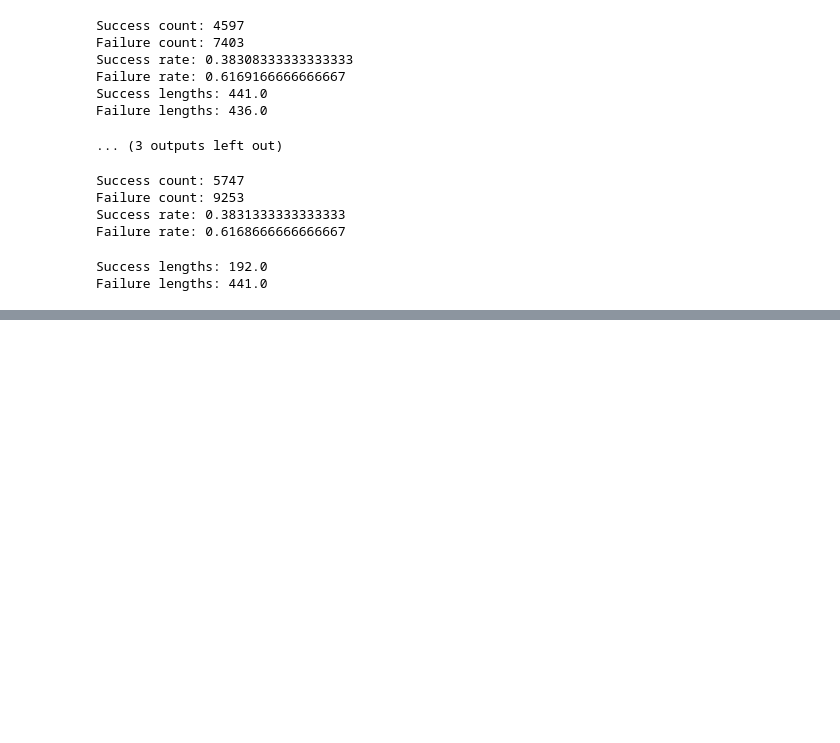
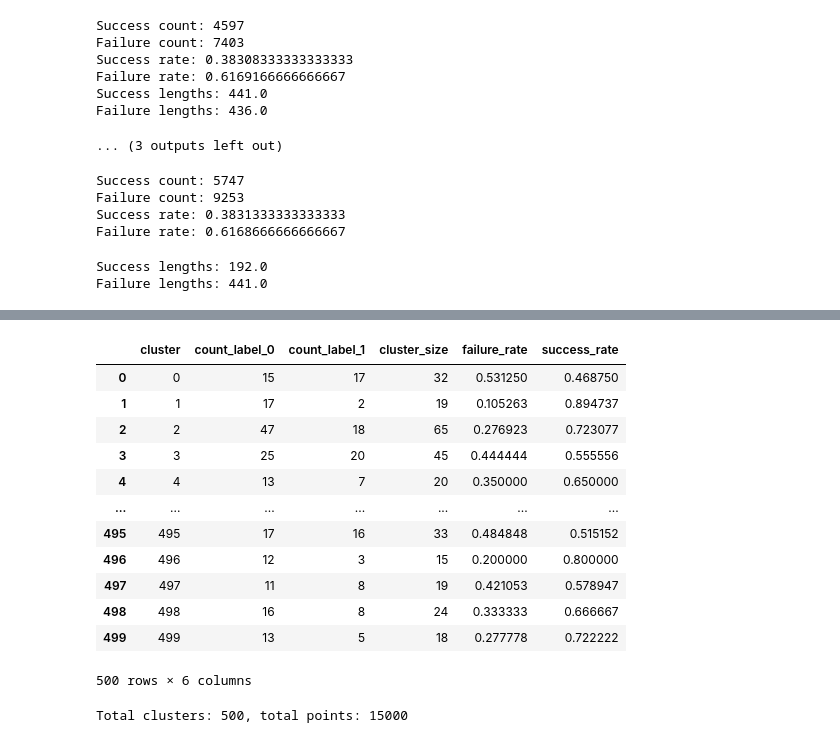
Before and after one commit to dhruvmetha/adaptive_roa, a Jupyter notebook: notebooks/shuffled_idxs.ipynb, the cells around one changed output, grey strips where cells are left out. Saved outputs shown, nothing was run; the diff lists cells and outputs as text; code cells hidden in the pictures; blank space fills up the shorter version.

```diff
--- a/notebooks/shuffled_idxs.ipynb
+++ b/notebooks/shuffled_idxs.ipynb
@@ -261,0 +467,49 @@ Failure lengths: 441.0
+# %%
+import numpy as np
+import pandas as pd
+from sklearn.cluster import KMeans
+
+# Fit k-means with 3000 clusters
+kmeans_3000 = KMeans(n_clusters=500, n_init="auto", random_state=0)
+cluster_ids = kmeans_3000.fit_predict(roa_data)
+
+# Ensure labels are 0/1 integers
+labels = np.asarray(labels).astype(int)
+if labels.shape[0] != cluster_ids.shape[0]:
+    raise ValueError(f"Length mismatch: labels={labels.shape[0]} vs data/clusters={cluster_ids.shape[0]}")
+
+# Compute counts of labels 0 and 1 within each cluster and the cluster size
+ct = pd.crosstab(cluster_ids, labels)
+if 0 not in ct.columns:
+    ct[0] = 0
+if 1 not in ct.columns:
+    ct[1] = 0
+ct = ct[[0, 1]]
+ct.columns = ["count_label_0", "count_label_1"]
+ct["cluster_size"] = ct["count_label_0"] + ct["count_label_1"]
+ct.index.name = "cluster"
+ct["failure_rate"] = ct["count_label_1"] / ct["cluster_size"]
+ct["success_rate"] = ct["count_label_0"] / ct["cluster_size"]
+cluster_stats = ct.reset_index().sort_values("cluster")
+
+
+display(cluster_stats)
+print(f"Total clusters: {cluster_stats.shape[0]}, total points: {int(cluster_stats['cluster_size'].sum())}")
+
+# save as csv
+cluster_stats.to_csv("cluster_stats.csv", index=False)
+# %% [output]
+|  | cluster | count_label_0 | count_label_1 | cluster_size | failure_rate | success_rate |
+| 0 | 0 | 15 | 17 | 32 | 0.531250 | 0.468750 |
+| 1 | 1 | 17 | 2 | 19 | 0.105263 | 0.894737 |
+| 2 | 2 | 47 | 18 | 65 | 0.276923 | 0.723077 |
+| 3 | 3 | 25 | 20 | 45 | 0.444444 | 0.555556 |
+| 4 | 4 | 13 | 7 | 20 | 0.350000 | 0.650000 |
+| ... | ... | ... | ... | ... | ... | ... |
+| 495 | 495 | 17 | 16 | 33 | 0.484848 | 0.515152 |
+| 496 | 496 | 12 | 3 | 15 | 0.200000 | 0.800000 |
+| 497 | 497 | 11 | 8 | 19 | 0.421053 | 0.578947 |
+| 498 | 498 | 16 | 8 | 24 | 0.333333 | 0.666667 |
+| 499 | 499 | 13 | 5 | 18 | 0.277778 | 0.722222 |
+500 rows × 6 columns
+Total clusters: 500, total points: 15000
```
Also changed, not shown: parts of 21 cells of this notebook, 8 other files.
